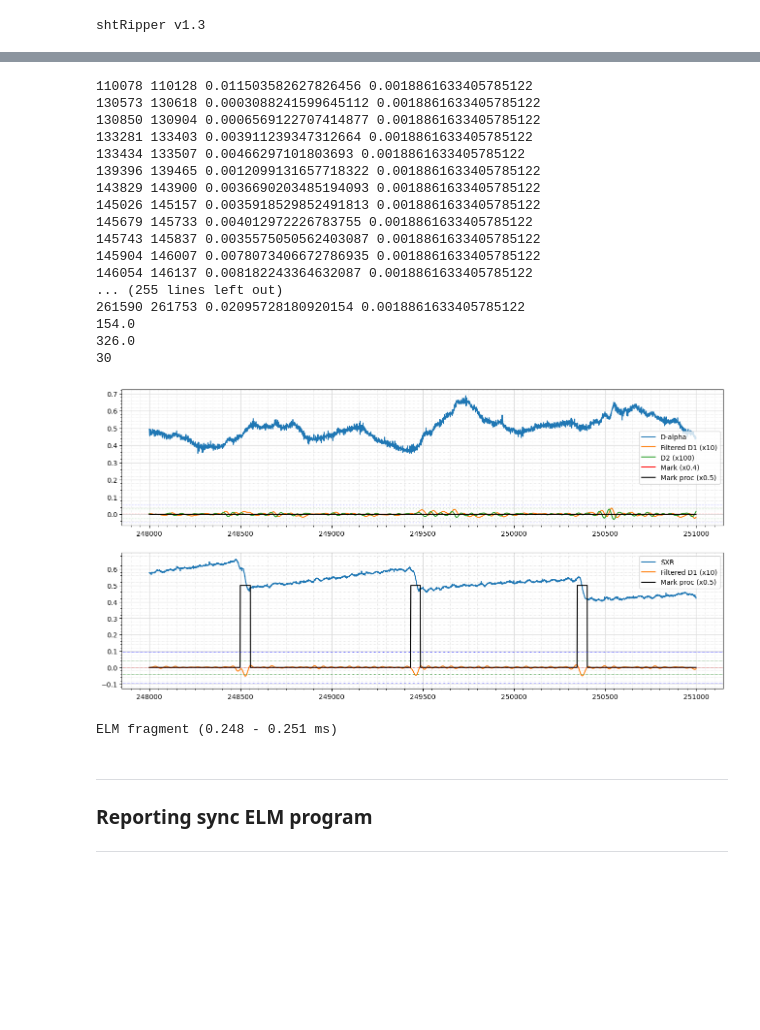
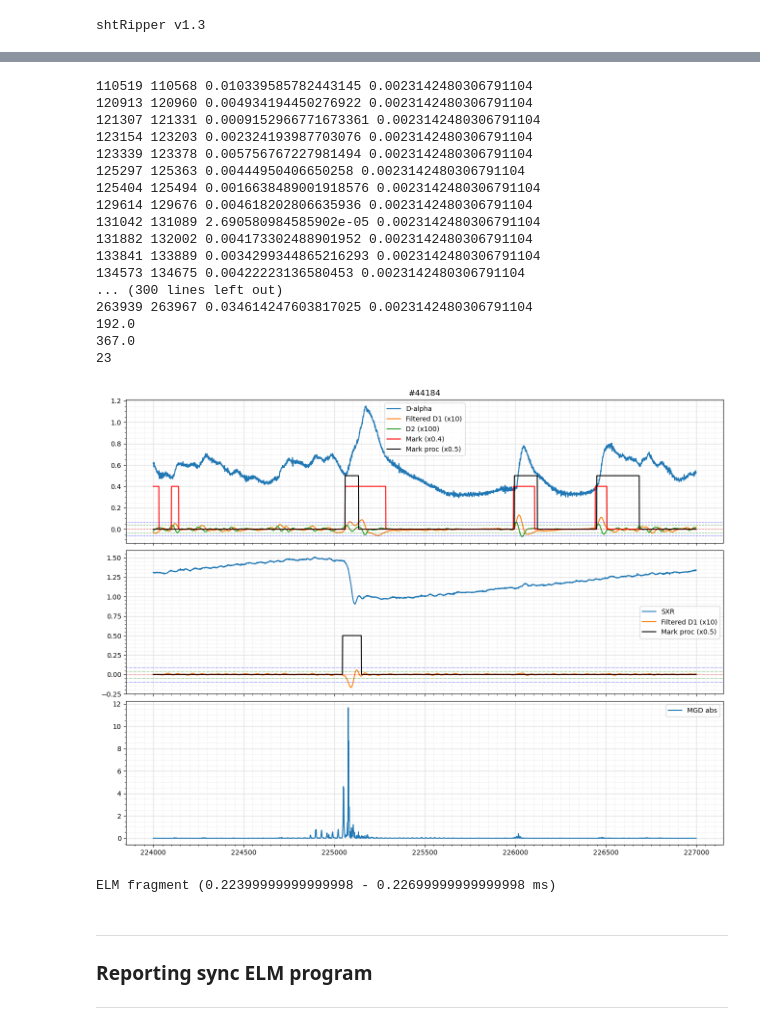
Before and after one commit to feodorrussia/Plasma_analysis, a Jupyter notebook: Marking system.ipynb, the cells around one changed output, grey strips where cells are left out. Saved outputs shown, nothing was run; the diff lists cells and outputs as text; code cells hidden in the pictures; blank space fills up the shorter version.

```diff
--- a/Marking system.ipynb
+++ b/Marking system.ipynb
@@ -4,7 +4,7 @@ from source.Files_operating import read_sht_data
 # %% [output]
 shtRipper v1.3
 # %%
-F_ID = 44170
+F_ID = 44184
 dir_path = "C:/Users/f.belous/Work/Projects/Plasma_analysis/data/sht/G-ELM/"
 # D:/Edu/Lab/Projects/Plasma_analysis/data/sht/G-ELM/ | C:/Users/f.belous/Work/Projects/Plasma_analysis/data/sht/G-ELM/
 
@@ -12,8 +12,10 @@ df = read_sht_data(f'sht{F_ID}', dir_path)
 df = df.rename(columns={"ch1": "d_alpha"})
 df["sxr"] = read_sht_data(f'sht{F_ID}', dir_path, data_name="SXR 50 mkm").ch1
 # dbs = read_dataFile(f'data/dbs/{F_ID} DBS.dat')
-# mgd_data_1
-# mgd_data_3
-# mgd_data_2
+# mgd_data_tor
+# mgd_data_vertical
+df["mgd_v"] = read_sht_data(f'sht{F_ID}', dir_path, data_name="МГД быстрый зонд верт.").ch1
+# mgd_data_radial
+df["mgd_r"] = read_sht_data(f'sht{F_ID}', dir_path, data_name="МГД быстрый зонд рад.").ch1
 df.describe()
 # %% [output]
@@ -38,6 +40,8 @@ from scipy import signal
 b, a = signal.butter(5, 0.05)
 d_alpha_f = signal.filtfilt(b, a, d_alpha_d1)
 sxr_f = signal.filtfilt(b, a, sxr_d1)
+# %%
+mgd = df.mgd_v.to_numpy() ** 2 + df.mgd_r.to_numpy() ** 2
 # %%
 def get_boarders(data: np.array, loc_max_ind=None, scale=1.5):
     loc_max_ind = np.argmax(data)
@@ -58,10 +62,10 @@ class Slice:
     def set_mark(self, mark: int) -> None:
         self.mark = mark
 
-    def copy(self, other):
-        self.l = other.l
-        self.r = other.r
-        self.mark = other.mark
+    # def copy(self, other):
+    #     self.l = other.l
+    #     self.r = other.r
+    #     self.mark = other.mark
 
     def check_length(self, len_edge: int) -> bool:
         return self.r - self.l > len_edge
@@ -92,6 +96,11 @@ class Slice:
     def is_null(self) -> bool:
         return self.l == self.r
 
+    def copy(self) -> Slice:
+        new_slice = Slice(self.l, self.r)
+        new_slice.set_mark(new_slice.mark)
+        return new_slice
+
     def __repr__(self):
         return f"({self.l}, {self.r})"
 # %%
@@ -301,23 +310,23 @@ mark_data = np.zeros(d_alpha_f.shape)
 mark_data[abs(sxr_f - meta_sxr.d_q) > meta_sxr.d_std * meta_sxr.d_std_bottom] = 1
 mark_sxr = proc_slices(mark_data, sxr, sxr_f, meta_sxr)
 # %% [output]
-110078 110128 0.011503582627826456 0.0018861633405785122
-130573 130618 0.0003088241599645112 0.0018861633405785122
-130850 130904 0.0006569122707414877 0.0018861633405785122
-133281 133403 0.003911239347312664 0.0018861633405785122
-133434 133507 0.00466297101803693 0.0018861633405785122
-139396 139465 0.0012099131657718322 0.0018861633405785122
-143829 143900 0.0036690203485194093 0.0018861633405785122
-145026 145157 0.0035918529852491813 0.0018861633405785122
-145679 145733 0.004012972226783755 0.0018861633405785122
-145743 145837 0.0035575050562403087 0.0018861633405785122
-145904 146007 0.0078073406672786935 0.0018861633405785122
-146054 146137 0.008182243364632087 0.0018861633405785122
-... (255 lines left out)
-261590 261753 0.02095728180920154 0.0018861633405785122
-154.0
-326.0
-30
+110519 110568 0.010339585782443145 0.0023142480306791104
+120913 120960 0.004934194450276922 0.0023142480306791104
+121307 121331 0.0009152966771673361 0.0023142480306791104
+123154 123203 0.002324193987703076 0.0023142480306791104
+123339 123378 0.005756767227981494 0.0023142480306791104
+125297 125363 0.00444950406650258 0.0023142480306791104
+125404 125494 0.0016638489001918576 0.0023142480306791104
+129614 129676 0.004618202806635936 0.0023142480306791104
+131042 131089 2.690580984585902e-05 0.0023142480306791104
+131882 132002 0.004173302488901952 0.0023142480306791104
+133841 133889 0.0034299344865216293 0.0023142480306791104
+134573 134675 0.00422223136580453 0.0023142480306791104
+... (300 lines left out)
+263939 263967 0.034614247603817025 0.0023142480306791104
+192.0
+367.0
+23
 # %%
 import matplotlib.pyplot as plt
 from matplotlib.ticker import AutoMinorLocator
@@ -340,7 +349,7 @@ def get_d2_peaks(diff_data: np.array, mark_data: np.array, s_i: int) -> np.array
 
 mode_plotting = 0  # int(input("Input visualising mode [ 0 - manual | 1 - only marked ]:"))
 # mode_marking = int(input("Input marking mode (0 - manual | 1 - semiauto): ").strip().split()[0])
-l_edge = 248000  # int(input(f"Input start index [0:{df.shape[0]//1000*1000}]: ").strip().split()[0])
+l_edge = 224000  # int(input(f"Input start index [0:{df.shape[0]//1000*1000}]: ").strip().split()[0])
 # print("---")
 step = 2000
 width = 3000
@@ -354,10 +363,12 @@ while l_edge < df.shape[0]:
         l_edge += step
         continue
 
-    fig, [ax1, ax2] = plt.subplots(2, 1)
+    fig, [ax1, ax2, ax3] = plt.subplots(nrows=3, sharex=True, gridspec_kw={'hspace': 0.05})
 
     fig.set_figwidth(16)
-    fig.set_figheight(8)
+    fig.set_figheight(12)
+
+    ax1.set_title(f"#{F_ID}")
 
     ax1.plot(range(l_edge, r_edge), d_alpha[l_edge:r_edge], label="D-alpha")
     # ax1.plot(range(l_edge, r_edge), d_alpha_d1[l_edge:r_edge], label="Diff 1")
@@ -395,35 +406,44 @@ while l_edge < df.shape[0]:
     ax2.grid(which='major', color='#DDDDDD', linewidth=0.9)
     ax2.grid(which='minor', color='#DDDDDD', linestyle=':', linewidth=0.7)
     ax2.minorticks_on()
     ax2.xaxis.set_minor_locator(AutoMinorLocator(10))
     ax2.legend()
+
+    ax3.plot(range(l_edge, r_edge), mgd[l_edge:r_edge], label="MGD abs")  # semilogy np.diff(sxr)
+    ax3.legend()
+
+    ax3.grid(which='major', color='#DDDDDD', linewidth=0.9)
+    ax3.grid(which='minor', color='#DDDDDD', linestyle=':', linewidth=0.7)
+    ax3.minorticks_on()
+    ax3.xaxis.set_minor_locator(AutoMinorLocator(10))
+
     plt.show()
 
     # res = list(map(int, input(f"Input index pairs of ELM fragments ({df.t[l_edge]} - {df.t[r_edge]} ms):\n").strip().split()))
     # for i in range(0, len(res), 2):
     #     board_ind = [res[i], res[i+1]]
 
     #     mark = float(input("Input mark to set [ 0 | 1 | 2 ]: "))
 
     #     if mode_marking and mark > 0:
     #         board_ind = get_borders(df.loc[res[i]:res[i + 1], "ch1"].to_numpy(), scale=1.5)
     #         board_ind[0] = max(board_ind[0] - step_away + res[i], 0)
     #         board_ind[1] += res[i]
 
     #     df.loc[board_ind[0]:board_ind[1], "ch1_marked"] = mark
 
     print(f"ELM fragment ({df.t[l_edge]} - {df.t[r_edge]} ms)\n")
     break
     # input(f"ELM fragment ({df.t[l_edge]} - {df.t[r_edge]} ms)\n")
 
     plt.close()
     plt.clf()
     l_edge += step
 
 # 217500
 # %% [output]
-[figure, old version]
+[figure, new version]
-ELM fragment (0.248 - 0.251 ms)
+ELM fragment (0.22399999999999998 - 0.22699999999999998 ms)
 # %% [markdown]
 ---
 ### Reporting sync ELM program
```
Also changed, not shown: parts of 2 cells of this notebook.
